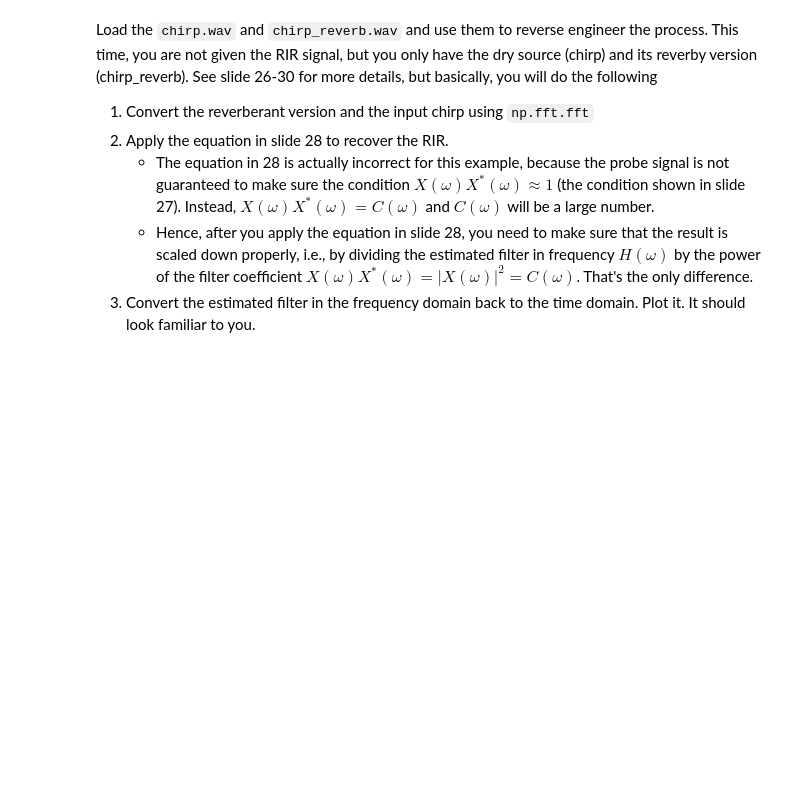
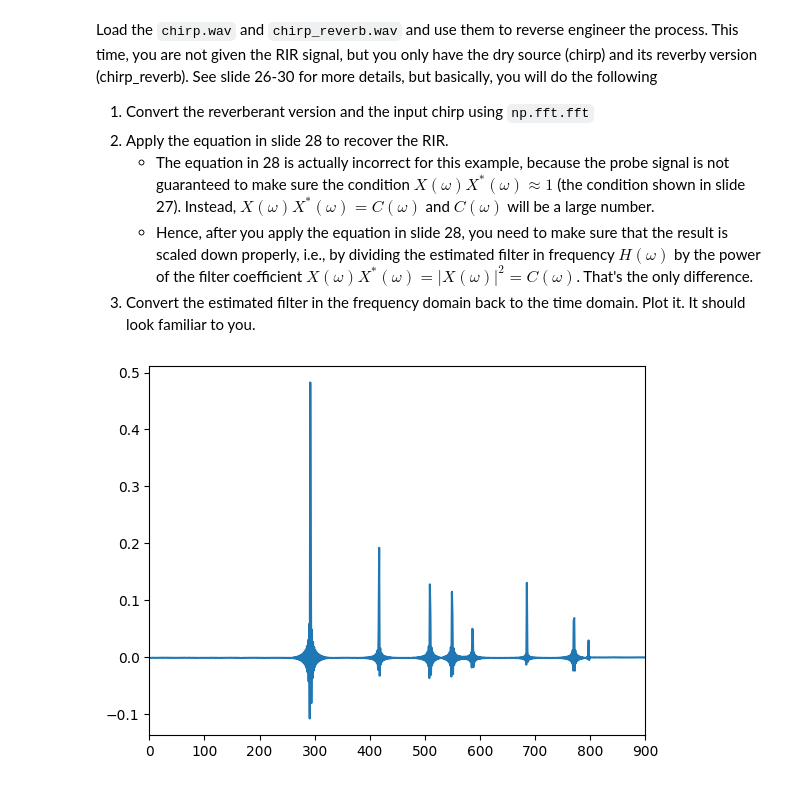
Before and after one commit to MichaelAHeredia/CS448, a Jupyter notebook: Lab 03/Lab 03/Lab 3 - Artificial Reverberation and Room Simulation.ipynb, the cells around one changed output. Saved outputs shown, nothing was run; the diff lists cells and outputs as text; code cells hidden in the pictures; blank space fills up the shorter version.

```diff
--- a/Lab 03/Lab 03/Lab 3 - Artificial Reverberation and Room Simulation.ipynb
+++ b/Lab 03/Lab 03/Lab 3 - Artificial Reverberation and Room Simulation.ipynb
@@ -84,8 +132,25 @@
 # %%
 # load the two audio files, chirp.wav and chirp_reverb.wav
 # YOUR CODE HERE
+chirp, src = sf.read("chirp.wav")
+chirpr, srr = sf.read("chirp_reverb.wav")
 
 # Do FFT-based deconvolution to estimate the impulse response of the room, and plot it
 # Make sure the condition is met by dividing by the power of the FFT coefficient
 # Plot the estimated IR. It should look familiar.
 # YOUR CODE HERE
+
+dftc = np.fft.fft(chirp)
+dftr = np.fft.fft(chirpr)
+# apply the eqaution X*Y
+# then scale down by the power of the filter coefficient XX*=|X|**2
+Xconj = np.conjugate(dftc)
+Xconj[Xconj==0] = 1e-10
+H = Xconj * dftr
+H = H / np.abs(dftc**2)
+rir = np.real(np.fft.ifft(H))
+plt.plot(rir)
+plt.xlim(0,900)
+plt.show()
+# %% [output]
+[figure, added]
```
Also changed, not shown: parts of 3 cells of this notebook.
